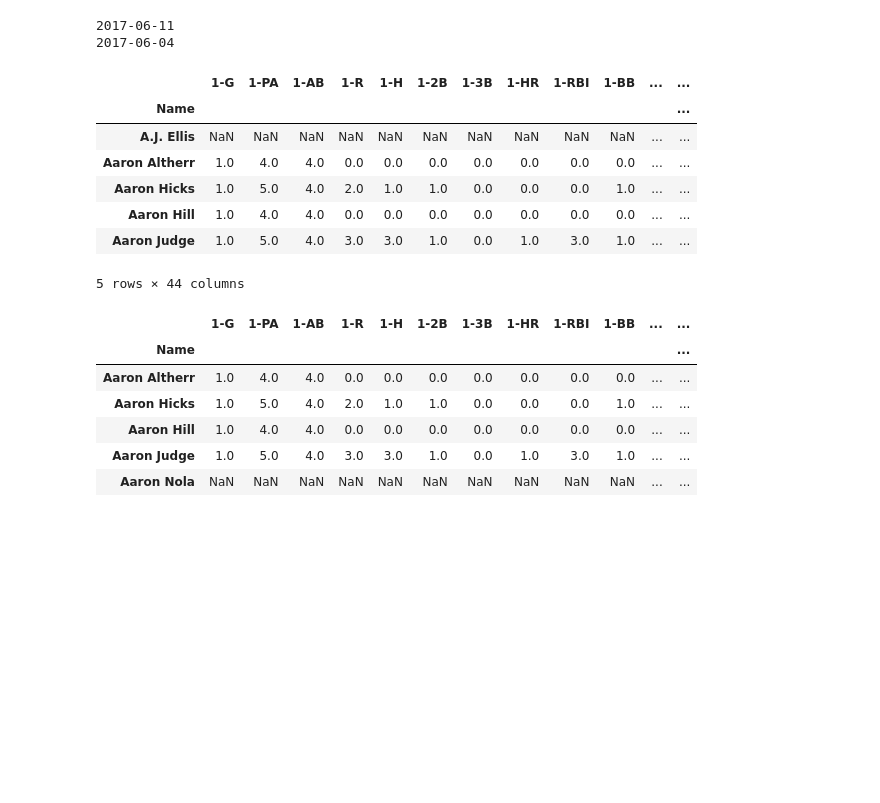
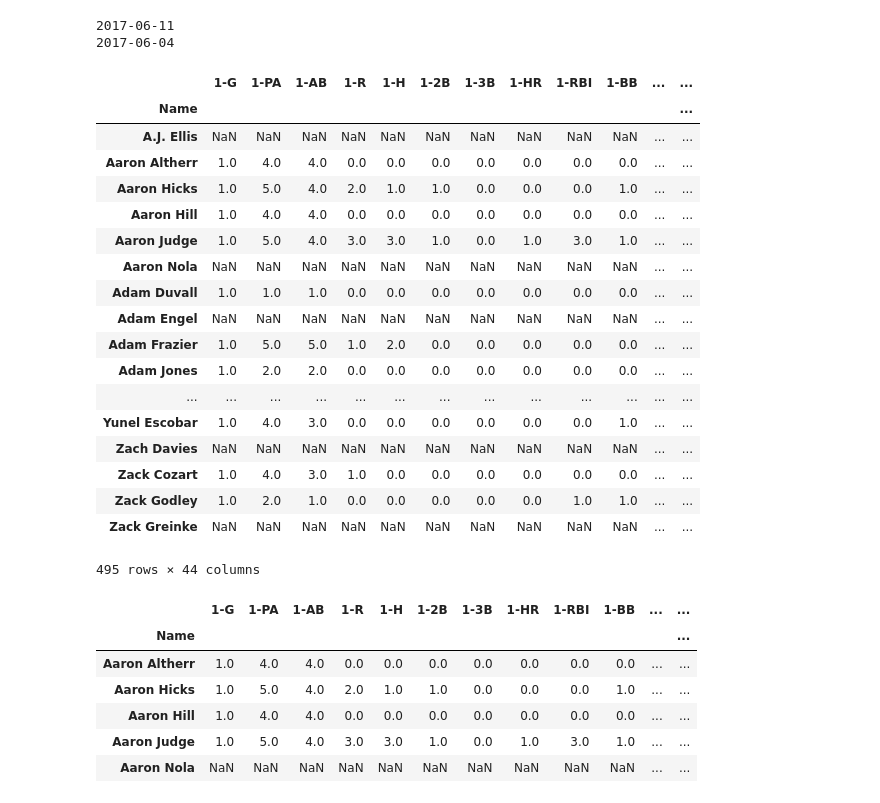
Before and after one commit to mdrews93/FantasyBaseball, a Jupyter notebook: Pybaseball-Exploration.ipynb, the cells around one changed output. Cells and saved outputs as stored; diff of their text form; code cells hidden in the pictures; blank space fills up the shorter version.

```diff
--- a/Pybaseball-Exploration.ipynb
+++ b/Pybaseball-Exploration.ipynb
@@ -66,7 +67,7 @@ def get_batting_stats(cur_day, duration, forecasting=False):
     results = batting_stats_range((cur_day-duration).strftime("%Y-%m-%d"),
                                   (cur_day-offset).strftime("%Y-%m-%d")
                                  )
-    results = results.drop(columns=["Age", "#days", "Lev", "Tm"])
+    results.drop(columns=["Age", "#days", "Lev", "Tm"], inplace=True)
 
     if not forecasting:
         new_names = [(i,str(duration.days)+"-"+i) for i in results.iloc[:, 1:].columns.values]
@@ -79,21 +80,32 @@ day_df = get_batting_stats(end, day)
 # %%
-def construct_multi_duration_dataframe(cur_day, durations):
+def construct_multi_duration_dataframe(cur_day, durations, pitchers=[]):
     dfs = [get_batting_stats(cur_day, duration, forecasting=False).set_index("Name") for duration in durations]
 
-    return dfs[0].join(dfs[1:])
+    return dfs[0].join(dfs[1:]).drop(pitchers)
 # %%
 results = construct_multi_duration_dataframe(cur_day, [day, week])
 # %%
-results.head()
+results
 # %% [output]
 |  | 1-G | 1-PA | 1-AB | 1-R | 1-H | 1-2B | 1-3B | 1-HR | 1-RBI | 1-BB | ... | ... |
 | Name |  |  |  |  |  |  |  |  |  |  |  | ... |
 | A.J. Ellis | NaN | NaN | NaN | NaN | NaN | NaN | NaN | NaN | NaN | NaN | ... | ... |
 | Aaron Altherr | 1.0 | 4.0 | 4.0 | 0.0 | 0.0 | 0.0 | 0.0 | 0.0 | 0.0 | 0.0 | ... | ... |
 | Aaron Hicks | 1.0 | 5.0 | 4.0 | 2.0 | 1.0 | 1.0 | 0.0 | 0.0 | 0.0 | 1.0 | ... | ... |
 | Aaron Hill | 1.0 | 4.0 | 4.0 | 0.0 | 0.0 | 0.0 | 0.0 | 0.0 | 0.0 | 0.0 | ... | ... |
 | Aaron Judge | 1.0 | 5.0 | 4.0 | 3.0 | 3.0 | 1.0 | 0.0 | 1.0 | 3.0 | 1.0 | ... | ... |
+| Aaron Nola | NaN | NaN | NaN | NaN | NaN | NaN | NaN | NaN | NaN | NaN | ... | ... |
+| Adam Duvall | 1.0 | 1.0 | 1.0 | 0.0 | 0.0 | 0.0 | 0.0 | 0.0 | 0.0 | 0.0 | ... | ... |
+| Adam Engel | NaN | NaN | NaN | NaN | NaN | NaN | NaN | NaN | NaN | NaN | ... | ... |
+| Adam Frazier | 1.0 | 5.0 | 5.0 | 1.0 | 2.0 | 0.0 | 0.0 | 0.0 | 0.0 | 0.0 | ... | ... |
+| Adam Jones | 1.0 | 2.0 | 2.0 | 0.0 | 0.0 | 0.0 | 0.0 | 0.0 | 0.0 | 0.0 | ... | ... |
+| ... | ... | ... | ... | ... | ... | ... | ... | ... | ... | ... | ... | ... |
+| Yunel Escobar | 1.0 | 4.0 | 3.0 | 0.0 | 0.0 | 0.0 | 0.0 | 0.0 | 0.0 | 1.0 | ... | ... |
+| Zach Davies | NaN | NaN | NaN | NaN | NaN | NaN | NaN | NaN | NaN | NaN | ... | ... |
+| Zack Cozart | 1.0 | 4.0 | 3.0 | 1.0 | 0.0 | 0.0 | 0.0 | 0.0 | 0.0 | 0.0 | ... | ... |
+| Zack Godley | 1.0 | 2.0 | 1.0 | 0.0 | 0.0 | 0.0 | 0.0 | 0.0 | 1.0 | 1.0 | ... | ... |
+| Zack Greinke | NaN | NaN | NaN | NaN | NaN | NaN | NaN | NaN | NaN | NaN | ... | ... |
-5 rows × 44 columns
+495 rows × 44 columns
 # %%
 def add_fantasy_points(cur_day, dataframe):
     points = get_fantasy_points(get_batting_stats(cur_day,
```
Also changed, not shown: parts of 8 cells of this notebook.
